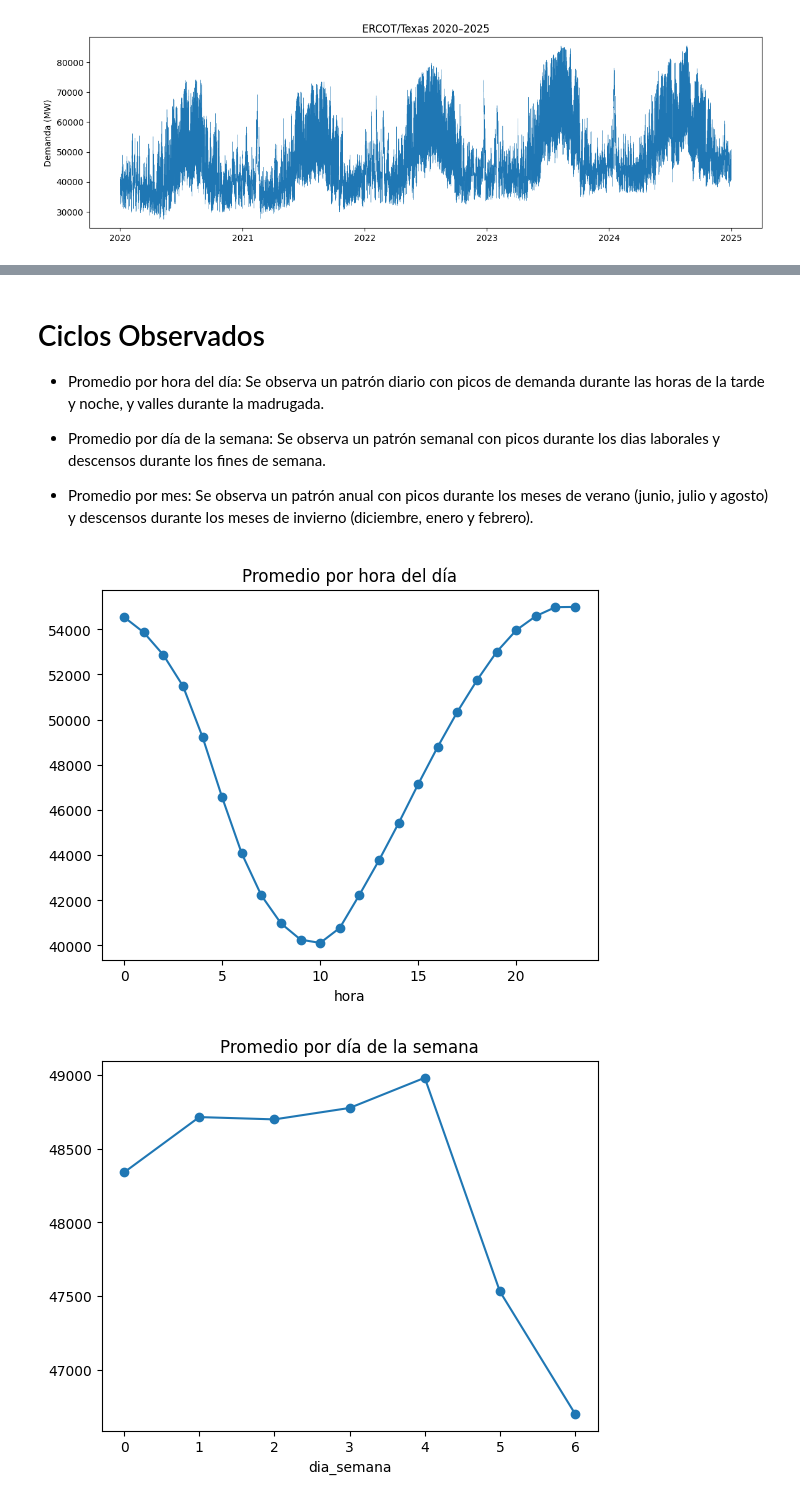
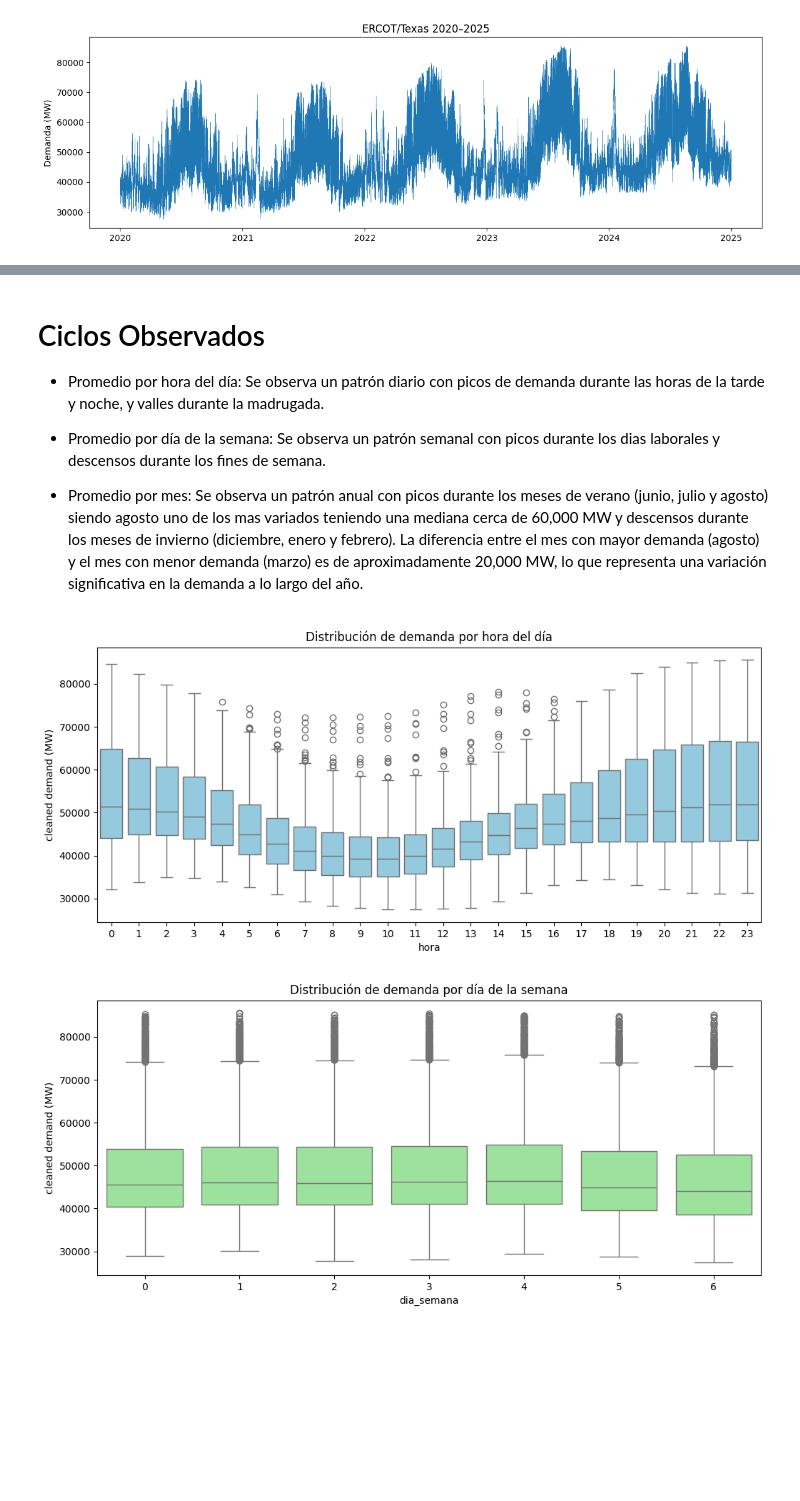
Before and after one commit to Arvo27/Electricity-Demand-Forecasting-Numerical-Methods-vs-Neural-Networks, a Jupyter notebook: Electricity_Demand.ipynb, the cells around one changed output, grey strips where cells are left out. Cells and saved outputs as stored; diff of their text form; code cells hidden in the pictures; blank space fills up the shorter version.

```diff
--- a/Electricity_Demand.ipynb
+++ b/Electricity_Demand.ipynb
@@ -90,16 +91,27 @@ plt.show()
 
 - Promedio por día de la semana: Se observa un patrón semanal con picos durante los dias laborales y descensos durante los fines de semana.
 
-- Promedio por mes: Se observa un patrón anual con picos durante los meses de verano (junio, julio y agosto) y
-descensos durante los meses de invierno (diciembre, enero y febrero).
+- Promedio por mes: Se observa un patrón anual con picos durante los meses de verano (junio, julio y agosto) siendo agosto uno de los mas variados teniendo una mediana cerca de 60,000 MW y
+descensos durante los meses de invierno (diciembre, enero y febrero). La diferencia entre el mes con mayor demanda (agosto) y el mes con menor demanda (marzo) es de aproximadamente 20,000 MW, lo que representa una variación significativa en la demanda a lo largo del año.
 # %%
 df['hora'] = df.index.hour
 df['dia_semana'] = df.index.dayofweek
 df['mes'] = df.index.month
 
-df.groupby('hora')['cleaned demand (MW)'].mean().plot(marker='o', title='Promedio por hora del día'); plt.show()
-df.groupby('dia_semana')['cleaned demand (MW)'].mean().plot(marker='o', title='Promedio por día de la semana'); plt.show()
-df.groupby('mes')['cleaned demand (MW)'].mean().plot(marker='o', title='Promedio por mes'); plt.show()
+plt.figure(figsize=(12, 5))
+sns.boxplot(data=df, x='hora', y='cleaned demand (MW)', color='skyblue')
+plt.title('Distribución de demanda por hora del día')
+plt.show()
+
+plt.figure(figsize=(12, 5))
+sns.boxplot(data=df, x='dia_semana', y='cleaned demand (MW)', color='lightgreen')
+plt.title('Distribución de demanda por día de la semana')
+plt.show()
+
+plt.figure(figsize=(12, 5))
+sns.boxplot(data=df, x='mes', y='cleaned demand (MW)', color='salmon')
+plt.title('Distribución de demanda por mes')
+plt.show()
 # %% [output]
-[figure, old version]
+[figure, new version]
-[figure, old version]
+[figure, new version]
```
Also changed, not shown: parts of 3 cells of this notebook.
